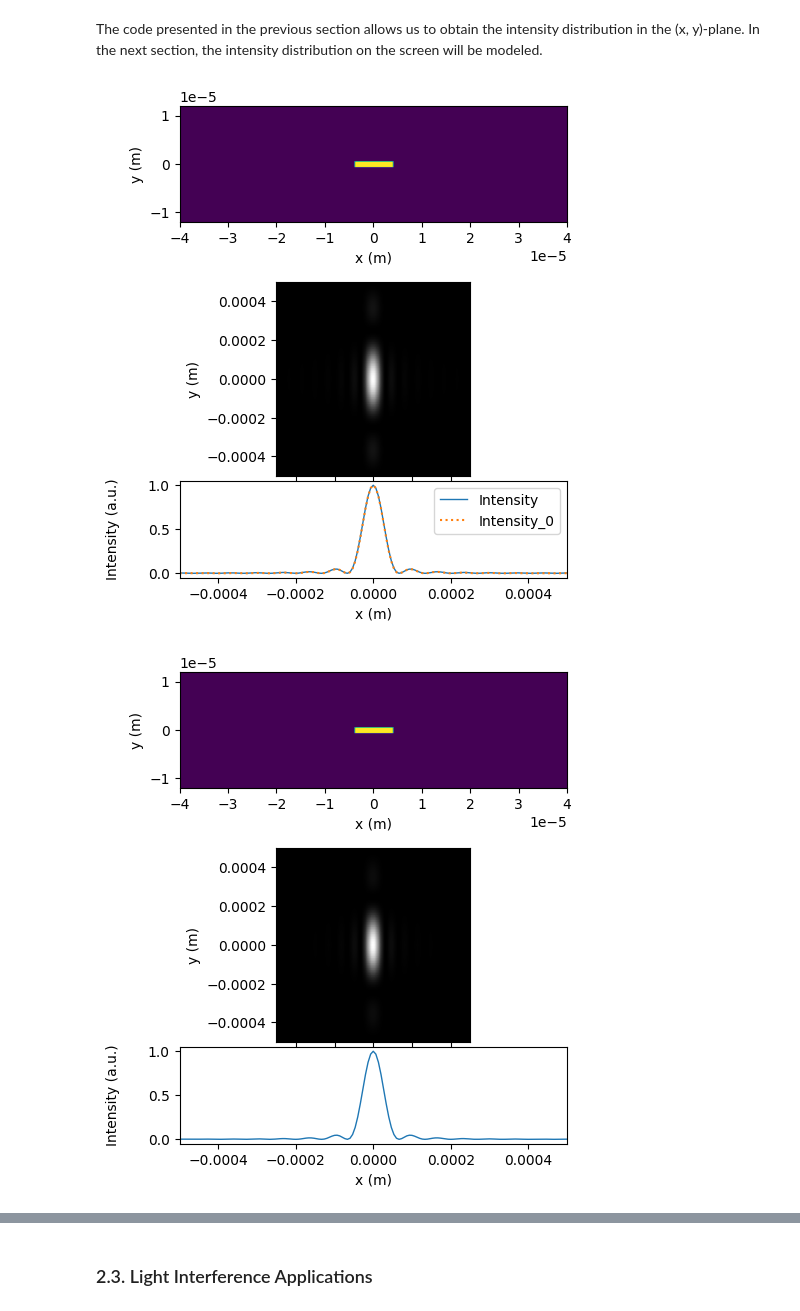
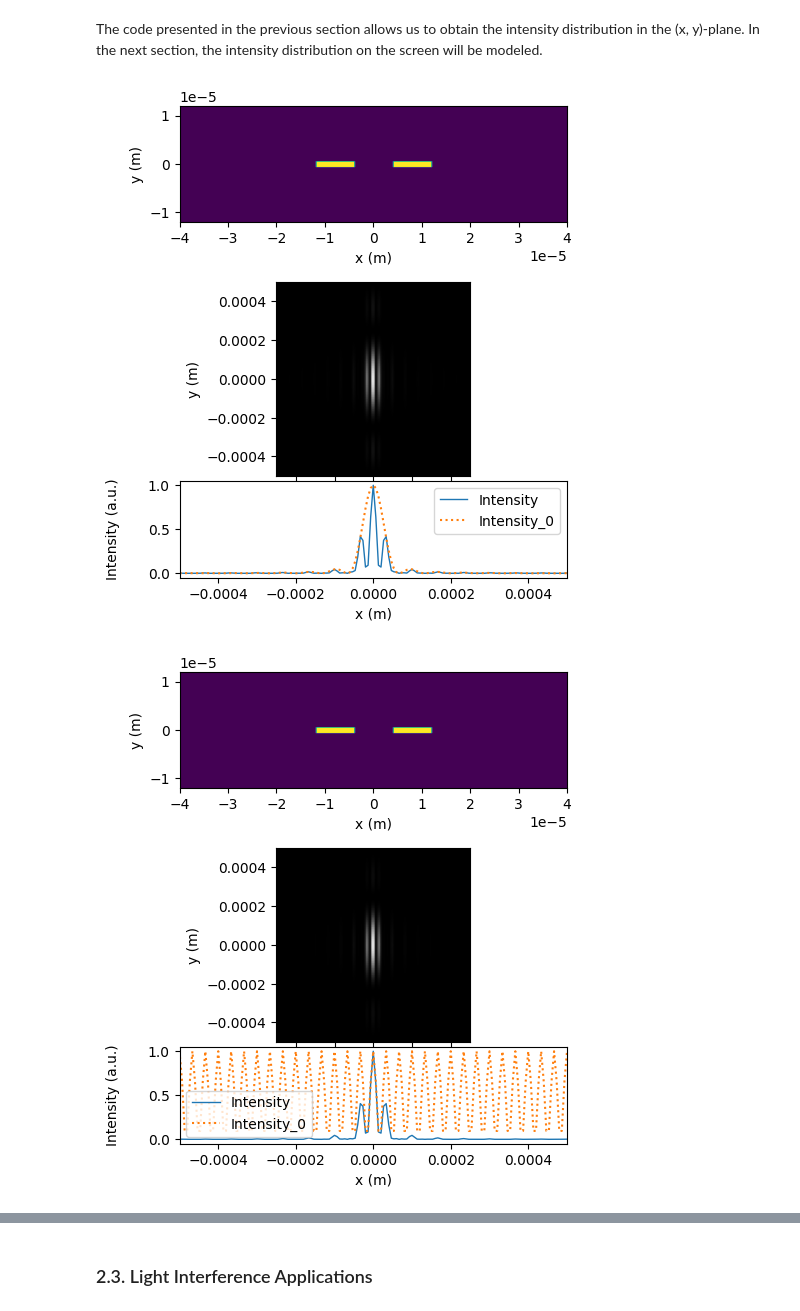
Before and after one commit to MariyaSV78/notebook_Interference, a Jupyter notebook: Interference.ipynb, the cells around one changed output, grey strips where cells are left out. Cells and saved outputs as stored; diff of their text form; code cells hidden in the pictures.

```diff
--- a/Interference.ipynb
+++ b/Interference.ipynb
@@ -449,7 +475,7 @@ screen_width = z
 screen_height = z
 
 # distance between the slits, if the calculation for two slits
-D = 128 * nm
+D = 2000*8 * nm
 
 # wavelength (m)
 λ = 700 * nm
@@ -460,10 +486,6 @@ sheet = Sheet(extent_x=Lx , extent_y=Ly, Nx=Nx, Ny=Ny)
 # Create a rectangular slit at the center
 slit_width = 2000*4 * nm
 slit_height = 300*4 * nm
-# sheet.rectangular_slit(x0=0, y0=0, lx=slit_width, ly=slit_height)
-
-# if the calculation for two slits you need to add another one
-# by changing the coordinates accordingly, for example:
 
 sheet.rectangular_slit(x0 = -D/2, y0 = 0, lx = slit_width, ly = slit_height)
 sheet.rectangular_slit(x0 = +D/2, y0 = 0, lx = slit_width, ly = slit_height)
@@ -476,14 +498,16 @@ y_screen = np.linspace(-dy_screen * ((Ny if Ny % 2 else Ny + 1) // 2), dy_screen
 
 #calculation using analytical formula (subplot ax3, red line)
 intensity0 = diffraction_Franhover(k, slit_width, slit_height, x_screen, y_screen, z)
+intensity_i = interference_Franhover(k, D, slit_width, slit_height, x_screen, y_screen, z)
+intensity = double_slit_Franhover(k, D, slit_width, slit_height, x_screen, y_screen, z)
 
 #numerical calculation using Fast Fourier Transform (subplot ax3, black line)
 intensity_FFT = diffraction_FFT(k, sheet, z)
 
 
-# slit integration methods
-slit = Sheet(extent_x=slit_width , extent_y=slit_height, Nx=Nx, Ny=Ny)
-
+# Create a single sheet that acts as a double slit
+# Width should accommodate both slits and the distance D between them
+slit = Sheet(extent_x=slit_width, extent_y=slit_height, Nx=Nx, Ny=Ny)
 
 # Define the slit and screen coordinates
 x_screen = np.linspace(-screen_width / 2, screen_width / 2, Nx)
@@ -491,12 +515,12 @@ y_screen = np.linspace(-screen_height / 2, screen_height / 2, Ny)
 
 intensity0_2 = diffraction_Franhover(k, slit_width, slit_height, x_screen, y_screen, z)
 # numerical calculation using direct integration
-intensity_direct = diffraction_direct(k, slit, x_screen, y_screen, z)
+intensity_direct = diffraction_direct(k, sheet, x_screen, y_screen, z)
 # %%
 # display intencities
 sheet.show_diffraction(intensity_FFT, intensity0[sheet.Ny//2], screen_width, screen_height, x_screen, y_screen, z)
-sheet.show_diffraction(intensity0, None, screen_width, screen_height, x_screen, y_screen, z)
-slit.show_diffraction(intensity_direct, intensity0_2[sheet.Ny//2], screen_width, screen_height, x_screen, y_screen, z)
+sheet.show_diffraction(intensity, intensity_i[sheet.Ny//2], screen_width, screen_height, x_screen, y_screen, z)
+# slit.show_diffraction(intensity_direct, intensity[sheet.Ny//2], screen_width, screen_height, x_screen, y_screen, z)
 # %% [output]
-[figure, old version]
+[figure, new version]
-[figure, old version]
+[figure, new version]
```
Also changed, not shown: parts of 16 cells of this notebook, 5 other files.
